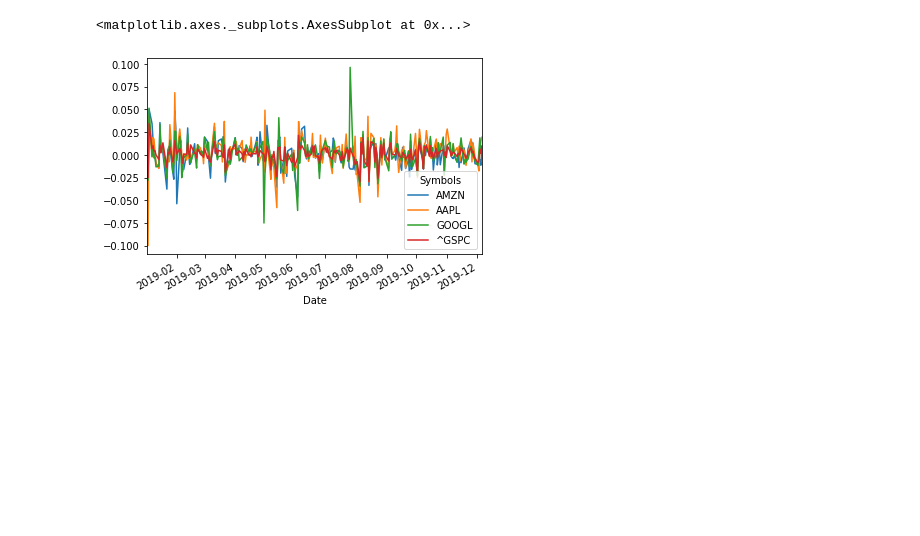
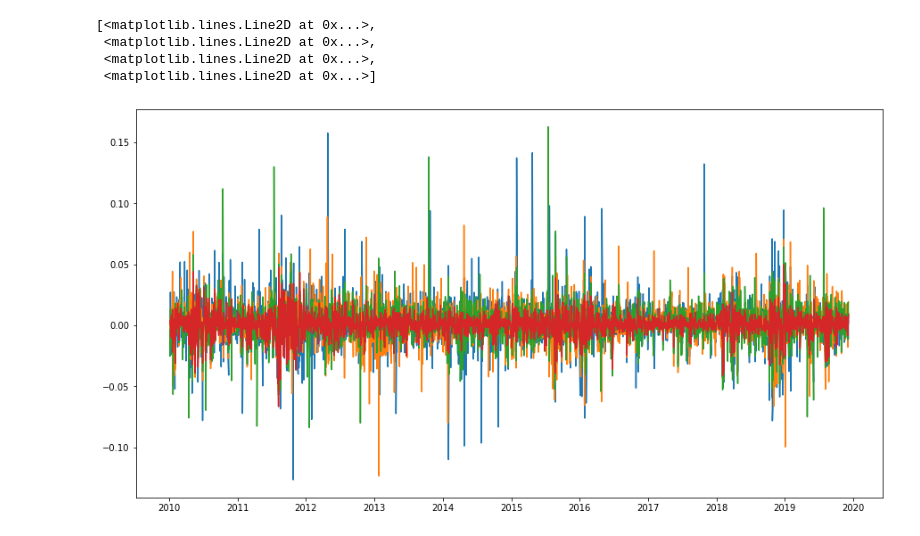
Before and after one commit to hannahho11/CAPM-Regression, a Jupyter notebook: CAPM Calculation Sury Homework.ipynb, the cells around one changed output. Cells and saved outputs as stored; diff of their text form; code cells hidden in the pictures; blank space fills up the shorter version.

```diff
--- a/CAPM Calculation Sury Homework.ipynb
+++ b/CAPM Calculation Sury Homework.ipynb
@@ -101,10 +106,12 @@ Warnings:
 # %%
-a=df['Adj Close'].pct_change()
+plt.figure(figsize=(15,8));
+plt.plot(df['Adj Close'].pct_change())
+# %% [output]
+[<matplotlib.lines.Line2D at 0x...>,
+ <matplotlib.lines.Line2D at 0x...>,
+ <matplotlib.lines.Line2D at 0x...>,
+ <matplotlib.lines.Line2D at 0x...>]
+[figure, added]
-# %%
-a.plot()
-# %% [output]
-<matplotlib.axes._subplots.AxesSubplot at 0x...>
-[figure, removed]
 # %%
 stock_df = df_close[df_close.columns[0:-2]]
 portfolio_excess = stock_df.sum(axis=1)   #Regressing without subtracting Rf from portfolio return
```
Also changed, not shown: parts of 3 cells of this notebook.
